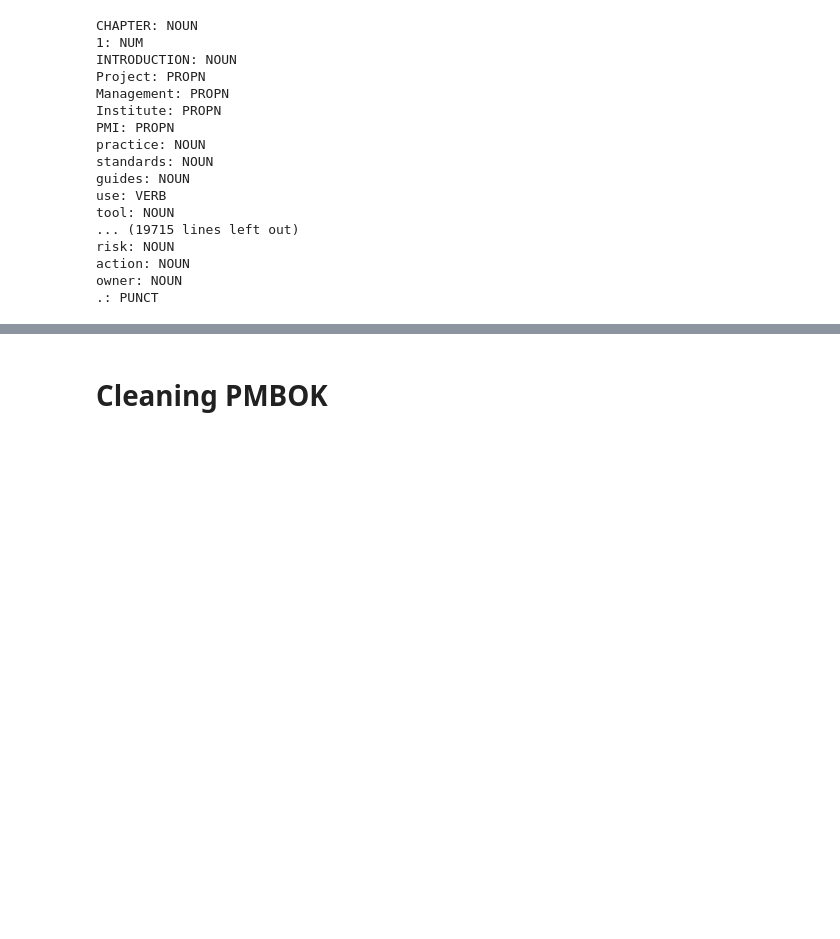
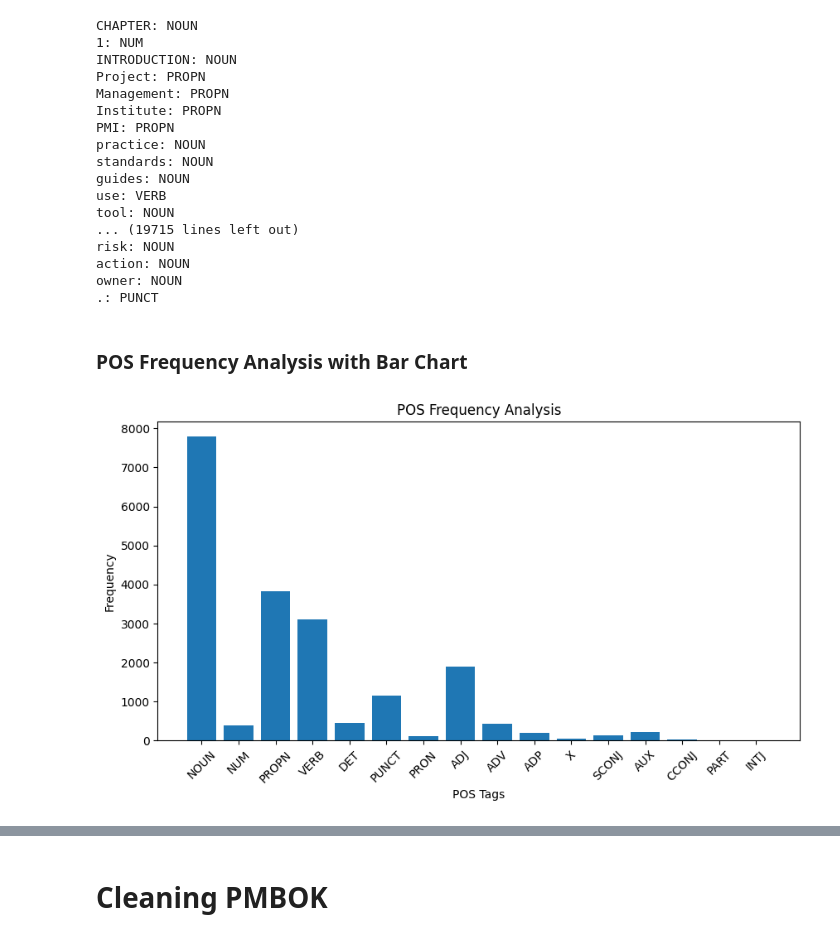
Before and after one commit to oussamaJMAA/PRM-Conceptual-Graphs-Recommendations, a Jupyter notebook: src/Data Preparation.ipynb, the cells around one changed output, grey strips where cells are left out. Cells and saved outputs as stored; diff of their text form; code cells hidden in the pictures; blank space fills up the shorter version.

```diff
--- a/src/Data Preparation.ipynb
+++ b/src/Data Preparation.ipynb
@@ -106,3 +108,21 @@ risk: NOUN
 action: NOUN
 owner: NOUN
 .: PUNCT
+# %% [markdown]
+###  POS Frequency Analysis with Bar Chart
+# %%
+
+pos_counts = Counter(token.pos_ for token in doc)
+
+# Create a bar chart for POS frequency analysis
+pos_labels, pos_values = zip(*pos_counts.items())
+
+plt.figure(figsize=(10, 5))
+plt.bar(pos_labels, pos_values)
+plt.xlabel("POS Tags")
+plt.ylabel("Frequency")
+plt.title("POS Frequency Analysis")
+plt.xticks(rotation=45)
+plt.show()
+# %% [output]
+[figure, added]
```
Also changed, not shown: parts of 6 cells of this notebook.
